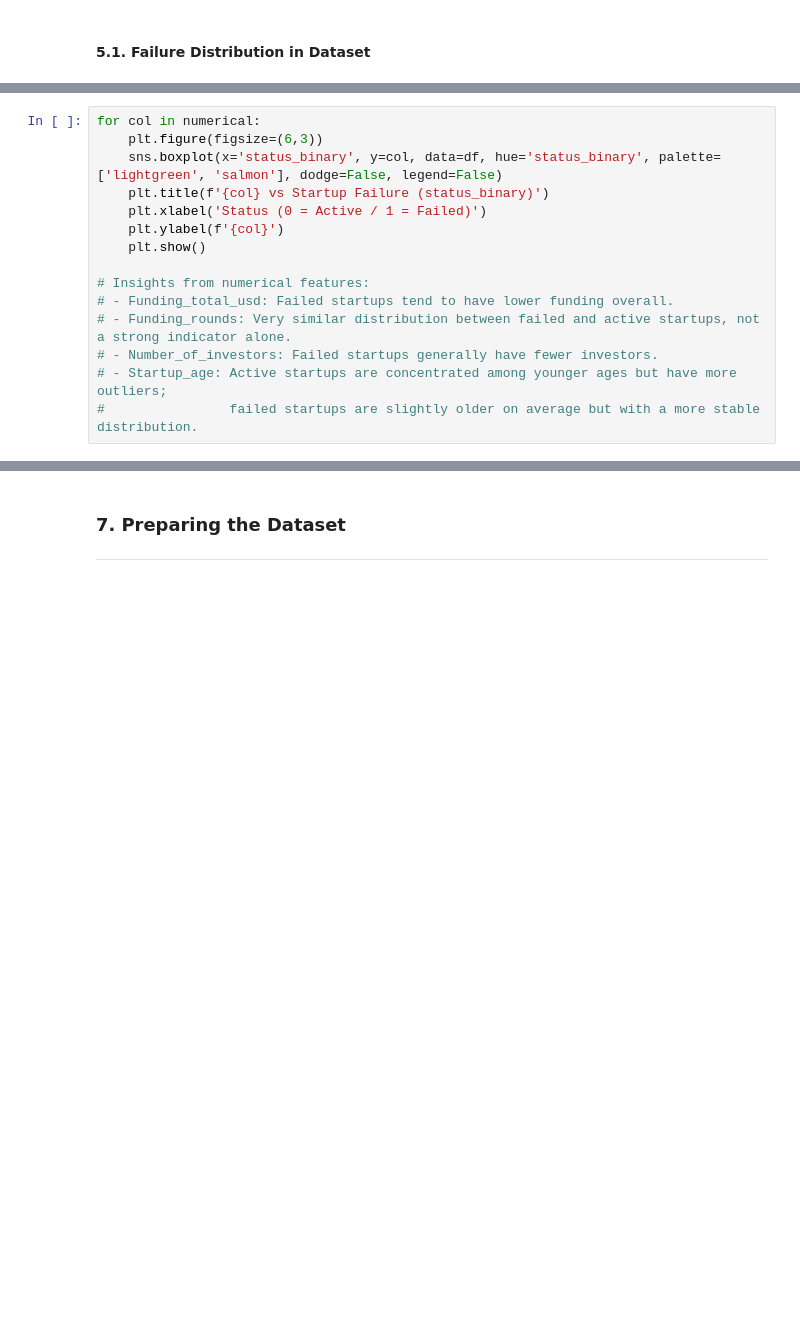
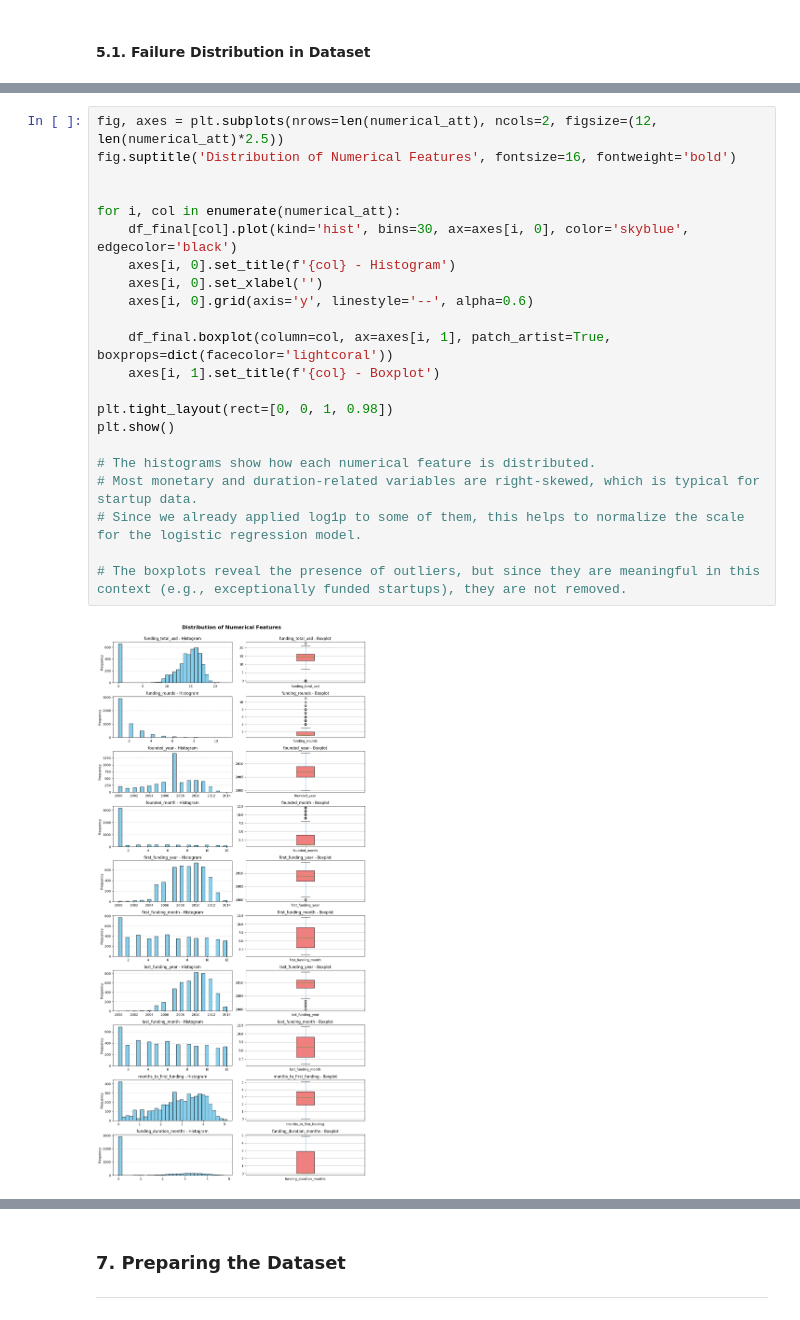
Before and after one commit to bruno-lima98/personal_projects, a Jupyter notebook: project-1/main.ipynb, the cells around one changed output, grey strips where cells are left out. Cells and saved outputs as stored; diff of their text form; blank space fills up the shorter version.

```diff
--- a/project-1/main.ipynb
+++ b/project-1/main.ipynb
@@ -497,15 +444,0 @@ for col in categorical:
-# %%
-for col in numerical:
-    plt.figure(figsize=(6,3))
-    sns.boxplot(x='status_binary', y=col, data=df, hue='status_binary', palette=['lightgreen', 'salmon'], dodge=False, legend=False)
-    plt.title(f'{col} vs Startup Failure (status_binary)')
-    plt.xlabel('Status (0 = Active / 1 = Failed)')
-    plt.ylabel(f'{col}')
-    plt.show()
-
-# Insights from numerical features:
-# - Funding_total_usd: Failed startups tend to have lower funding overall.
-# - Funding_rounds: Very similar distribution between failed and active startups, not a strong indicator alone.
-# - Number_of_investors: Failed startups generally have fewer investors.
-# - Startup_age: Active startups are concentrated among younger ages but have more outliers;
-#                failed startups are slightly older on average but with a more stable distribution.
@@ -516,0 +445,24 @@ for col in numerical:
+# %%
+fig, axes = plt.subplots(nrows=len(numerical_att), ncols=2, figsize=(12, len(numerical_att)*2.5))
+fig.suptitle('Distribution of Numerical Features', fontsize=16, fontweight='bold')
+
+
+for i, col in enumerate(numerical_att):
+    df_final[col].plot(kind='hist', bins=30, ax=axes[i, 0], color='skyblue', edgecolor='black')
+    axes[i, 0].set_title(f'{col} - Histogram')
+    axes[i, 0].set_xlabel('')
+    axes[i, 0].grid(axis='y', linestyle='--', alpha=0.6)
+
+    df_final.boxplot(column=col, ax=axes[i, 1], patch_artist=True, boxprops=dict(facecolor='lightcoral'))
+    axes[i, 1].set_title(f'{col} - Boxplot')
+
+plt.tight_layout(rect=[0, 0, 1, 0.98])
+plt.show()
+
+# The histograms show how each numerical feature is distributed.
+# Most monetary and duration-related variables are right-skewed, which is typical for startup data.
+# Since we already applied log1p to some of them, this helps to normalize the scale for the logistic regression model.
+
+# The boxplots reveal the presence of outliers, but since they are meaningful in this context (e.g., exceptionally funded startups), they are not removed.
+# %% [output]
+[figure, added]
```
Also changed, not shown: parts of 10 cells of this notebook.
